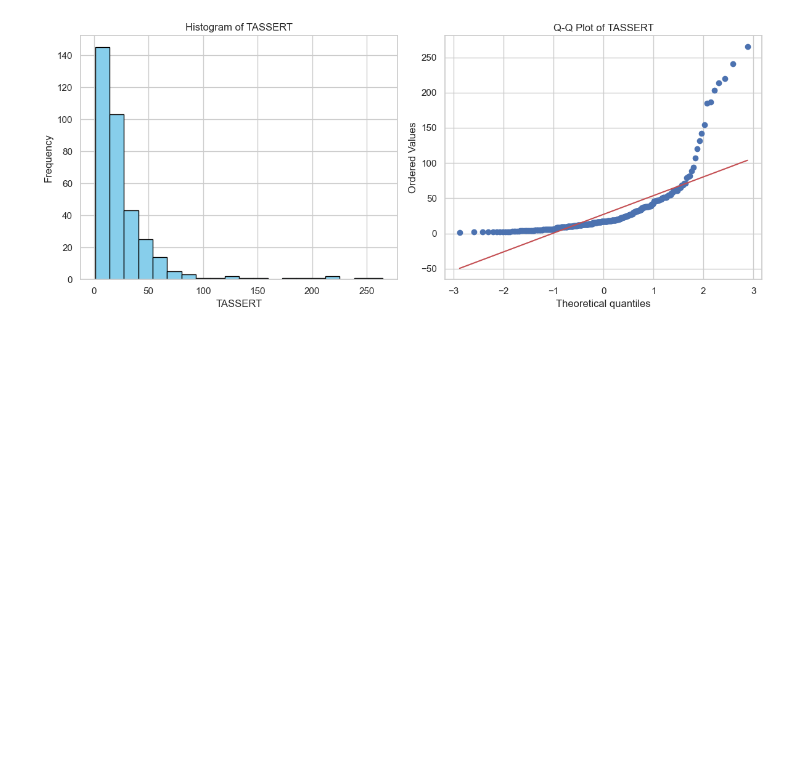
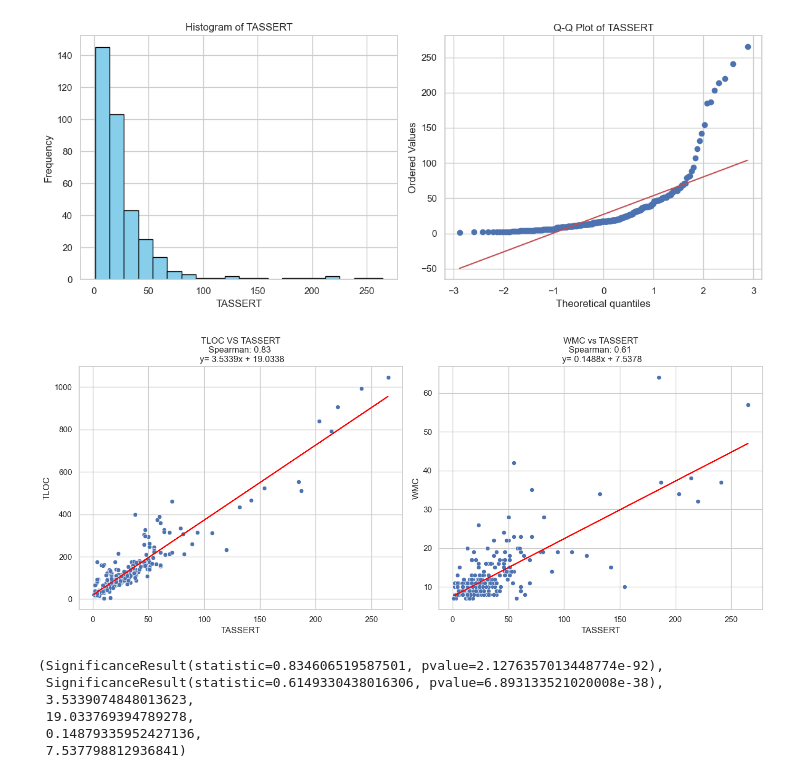
Before and after one commit to MahdiMoghadasi/IFT3913, a Jupyter notebook: TP3/tp3.ipynb, the cells around one changed output. Cells and saved outputs as stored; diff of their text form; code cells hidden in the pictures; blank space fills up the shorter version.

```diff
--- a/TP3/tp3.ipynb
+++ b/TP3/tp3.ipynb
@@ -125,3 +125,46 @@ plot_variable_distribution(data, 'TASSERT')
 [figure]
 [figure]
 [figure]
+# %%
+import seaborn as sns
+import matplotlib.pyplot as plt
+from scipy.stats import spearmanr
+import numpy as np
+
+# Calculating Spearman correlation coefficients
+spearman_corr_tloc_tassert = spearmanr(data['TLOC'], data['TASSERT'])
+spearman_corr_wmc_tassert = spearmanr(data['WMC'], data['TASSERT'])
+
+# Calculating regression parameters for visualization
+# We use linear regression as an approximation for visualization purposes
+slope_tassert_tloc_vis, intercept_tassert_tloc_vis = np.polyfit(data['TASSERT'], data['TLOC'], 1)
+slope_tassert_wmc_vis, intercept_tassert_wmc_vis = np.polyfit(data['TASSERT'], data['WMC'], 1)
+
+# Visualizing the relationships with regression lines
+plt.figure(figsize=(14, 6))
+
+# TASSERT vs TLOC
+plt.subplot(1, 2, 1)
+sns.scatterplot(x='TASSERT', y='TLOC', data=data)
+plt.plot(data['TASSERT'], slope_tassert_tloc_vis * data['TASSERT'] + intercept_tassert_tloc_vis, color='red')  # Regression line
+plt.title('TLOC VS TASSERT\nSpearman: {:.2f} \n y= 3.5339x + 19.0338'.format(spearman_corr_tloc_tassert.correlation))
+
+# TASSERT vs WMC
+plt.subplot(1, 2, 2)
+sns.scatterplot(x='TASSERT', y='WMC', data=data)
+plt.plot(data['TASSERT'], slope_tassert_wmc_vis * data['TASSERT'] + intercept_tassert_wmc_vis, color='red')  # Regression line
+plt.title('WMC vs TASSERT\nSpearman: {:.2f} \n y= 0.1488x + 7.5378'.format(spearman_corr_wmc_tassert.correlation))
+
+plt.tight_layout()
+plt.show()
+
+# Displaying Spearman correlation coefficients and regression parameters
+spearman_corr_tloc_tassert, spearman_corr_wmc_tassert, slope_tassert_tloc_vis, intercept_tassert_tloc_vis, slope_tassert_wmc_vis, intercept_tassert_wmc_vis
+# %% [output]
+[figure, added]
+(SignificanceResult(statistic=0.834606519587501, pvalue=2.1276357013448774e-92),
+ SignificanceResult(statistic=0.6149330438016306, pvalue=6.893133521020008e-38),
+ 3.5339074848013623,
+ 19.033769394789278,
+ 0.14879335952427136,
+ 7.537798812936841)
```
Also changed, not shown: parts of 1 cell of this notebook, 2 other files.
